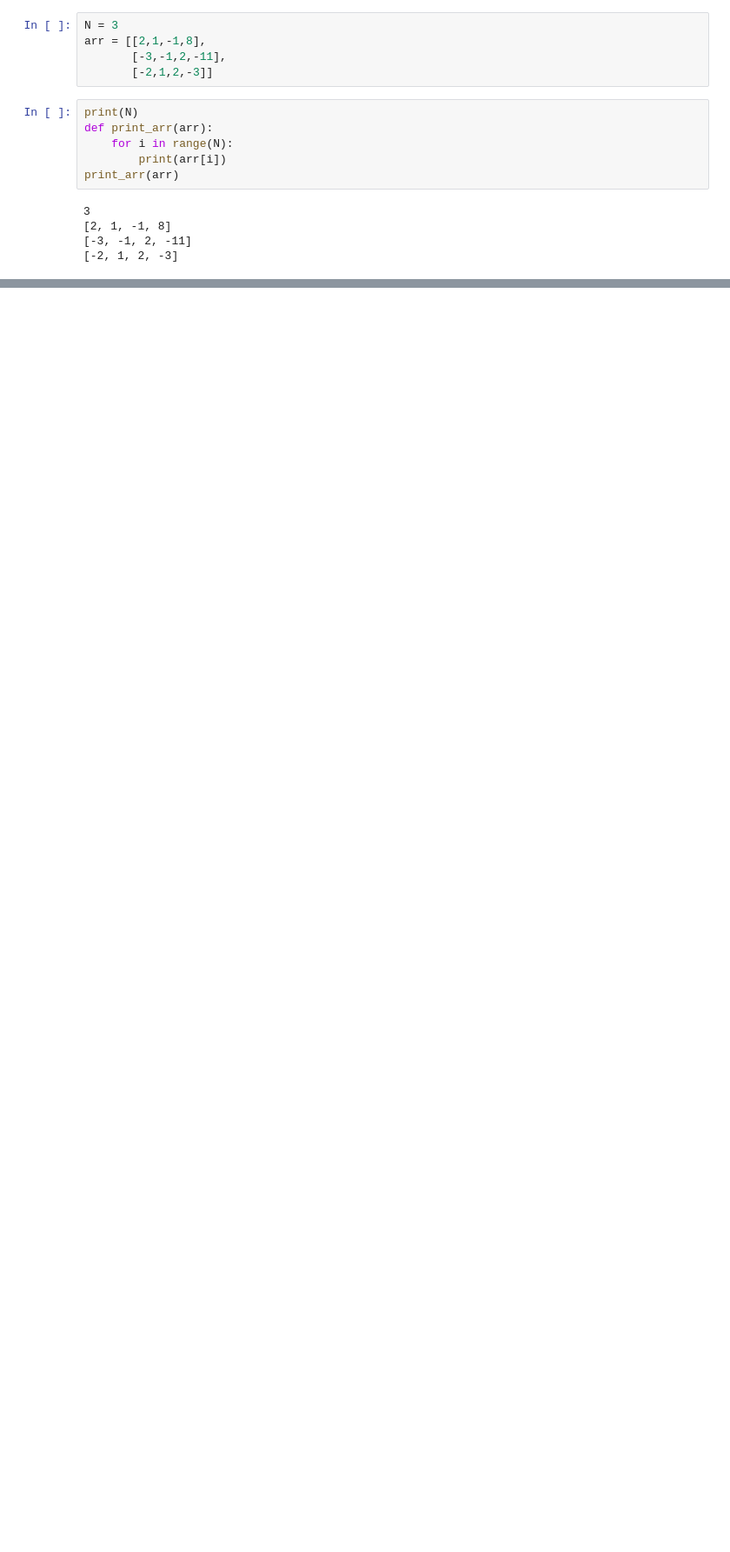
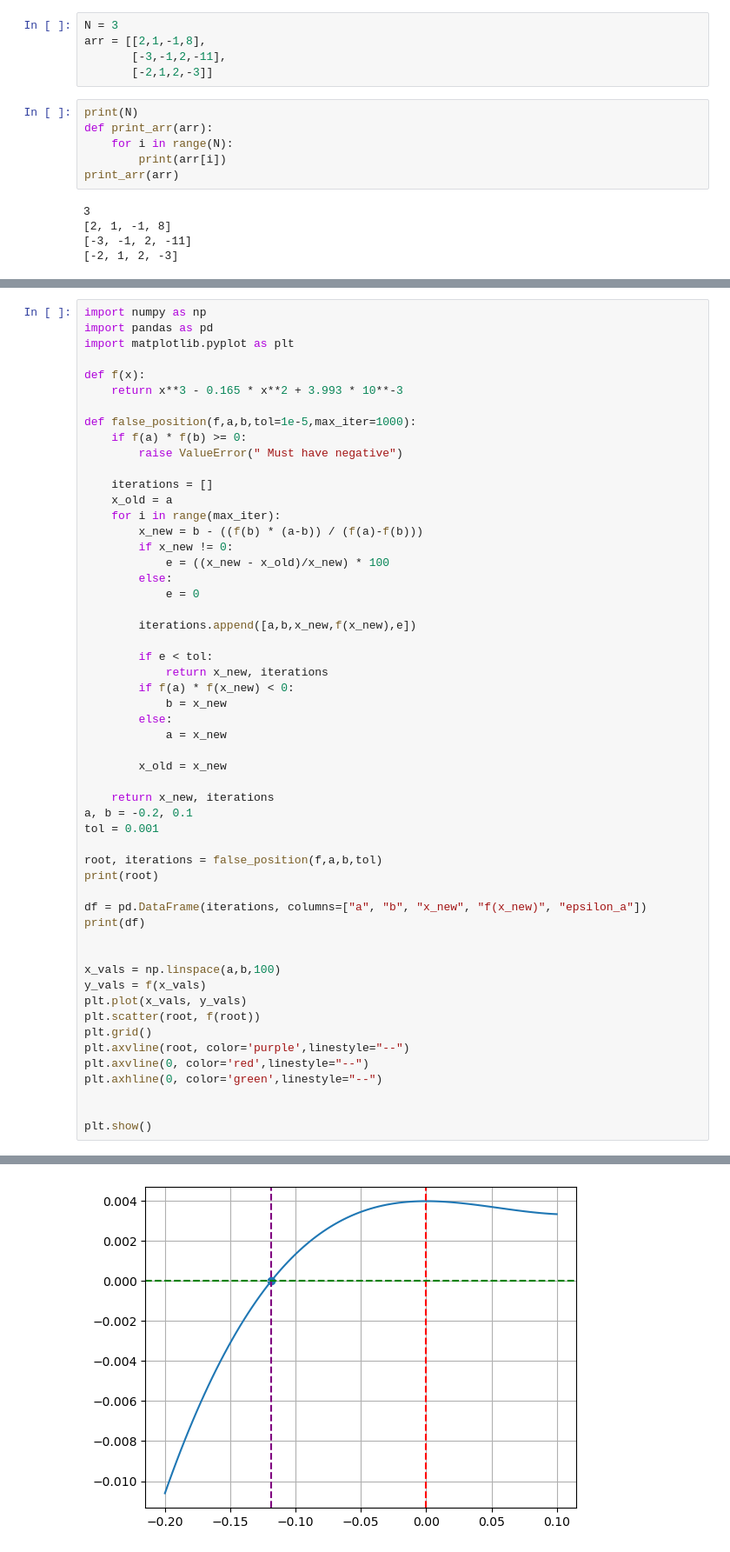
Before and after one commit to SparksFlash/Numerical-methods, a Jupyter notebook: 1. Roots of High-Degree Equations/Test.ipynb, the cells around one changed output, grey strips where cells are left out. Shown at 87% size. Drawn from its saved outputs; the diff is of its cells as text; blank space fills up the shorter version.

```diff
--- a/1. Roots of High-Degree Equations/Test.ipynb
+++ b/1. Roots of High-Degree Equations/Test.ipynb
@@ -47,0 +151,55 @@ gauss_jordan(arr,N)
+# %%
+import numpy as np
+import pandas as pd
+import matplotlib.pyplot as plt
+
+def f(x):
+    return x**3 - 0.165 * x**2 + 3.993 * 10**-3
+
+def false_position(f,a,b,tol=1e-5,max_iter=1000):
+    if f(a) * f(b) >= 0:
+        raise ValueError(" Must have negative")
+
+    iterations = []
+    x_old = a
+    for i in range(max_iter):
+        x_new = b - ((f(b) * (a-b)) / (f(a)-f(b)))
+        if x_new != 0:
+            e = ((x_new - x_old)/x_new) * 100
+        else:
+            e = 0
+
+        iterations.append([a,b,x_new,f(x_new),e])
+
+        if e < tol:
+            return x_new, iterations
+        if f(a) * f(x_new) < 0:
+            b = x_new
+        else:
+            a = x_new
+
+        x_old = x_new
+
+    return x_new, iterations
+a, b = -0.2, 0.1
+tol = 0.001
+
+root, iterations = false_position(f,a,b,tol)
+print(root)
+
+df = pd.DataFrame(iterations, columns=["a", "b", "x_new", "f(x_new)", "epsilon_a"])
+print(df)
+
+
+x_vals = np.linspace(a,b,100)
+y_vals = f(x_vals)
+plt.plot(x_vals, y_vals)
+plt.scatter(root, f(root))
+plt.grid()
+plt.axvline(root, color='purple',linestyle="--")
+plt.axvline(0, color='red',linestyle="--")
+plt.axhline(0, color='green',linestyle="--")
+
+
+plt.show()
+# %% [output]
@@ -47,0 +223 @@ gauss_jordan(arr,N)
+[figure, added]
```
Also changed, not shown: parts of 5 cells of this notebook, 1 other file.
